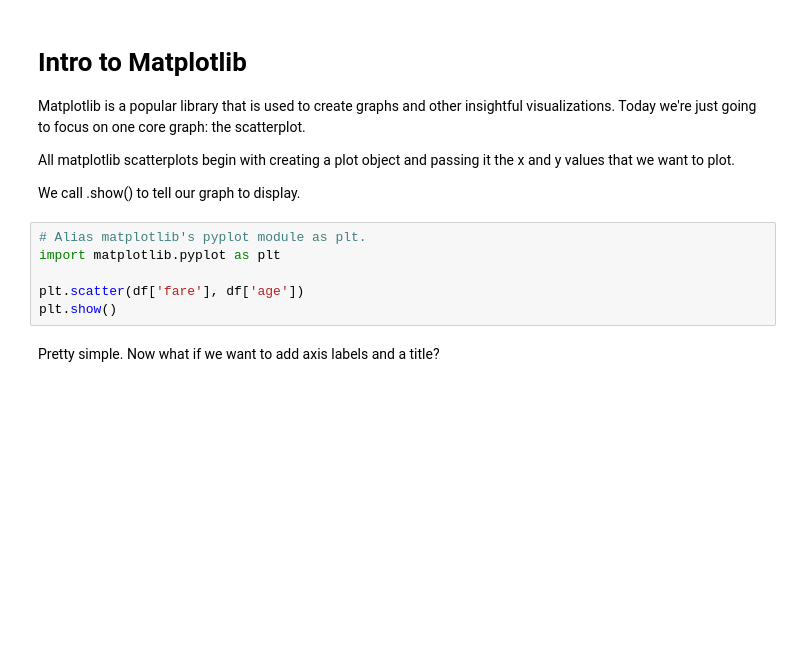
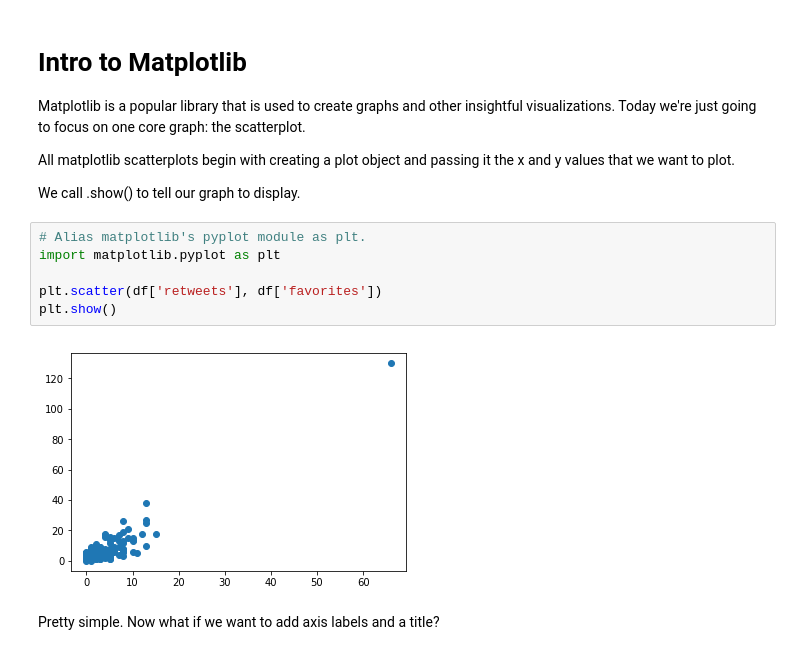
Before and after one commit to slashgod/Garagescript, a Jupyter notebook: Copy_of_Copy_of_LSDS_Intro_Lecture_2_Intro_to_Data_Exploration.ipynb, the cells around one changed output. Cells and saved outputs as stored; diff of their text form; blank space fills up the shorter version.

```diff
--- a/Copy_of_Copy_of_LSDS_Intro_Lecture_2_Intro_to_Data_Exploration.ipynb
+++ b/Copy_of_Copy_of_LSDS_Intro_Lecture_2_Intro_to_Data_Exploration.ipynb
@@ -586,9 +588,11 @@ We call .show() to tell our graph to display.
 # %%
 # Alias matplotlib's pyplot module as plt.
 import matplotlib.pyplot as plt
 
-plt.scatter(df['fare'], df['age'])
+plt.scatter(df['retweets'], df['favorites'])
 plt.show()
+# %% [output]
+[figure, added]
 # %% [markdown]
 Pretty simple. Now what if we want to add axis labels and a title?
 # %%
```
Also changed, not shown: parts of 2 cells of this notebook.
